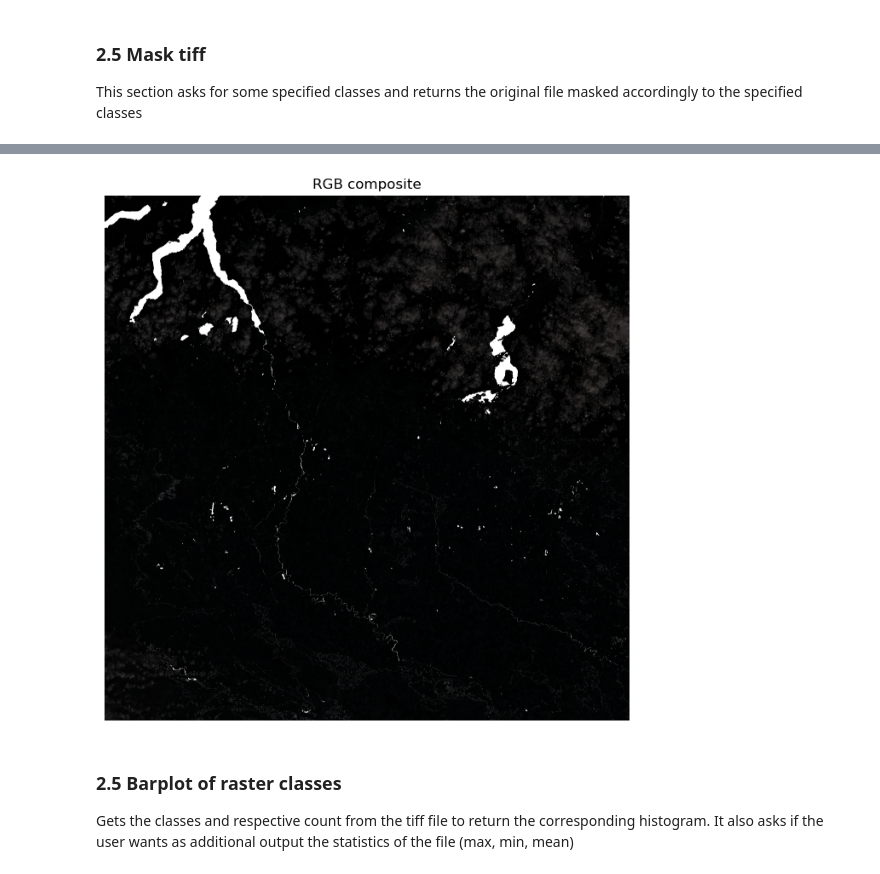
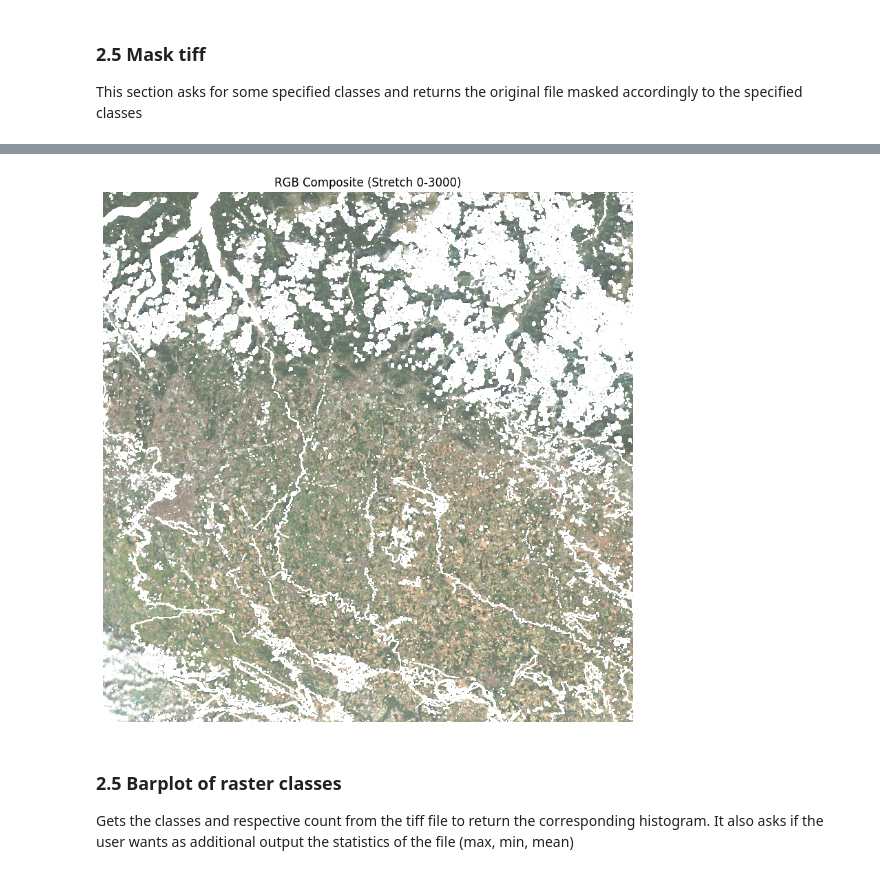
Before and after one commit to SvevaZ/GPProject, a Jupyter notebook: EXAMPLE.ipynb, the cells around one changed output, grey strips where cells are left out. Saved outputs shown, nothing was run; the diff lists cells and outputs as text; code cells hidden in the pictures.

Commit message:
changed rgb visualization second to last plot

```diff
--- a/EXAMPLE.ipynb
+++ b/EXAMPLE.ipynb
@@ -457,32 +468,40 @@ Masked tiff file path: ./DATA\L2A_T32TNR_A044564_20250917T102153_indices_MASKED.
-# %%
-# optional plot of the masked tiff (works if the tiff contains the RBG bands)
-with rasterio.open(masked_tiff) as src:
-# Read bands(assuming 1=R, 2=G, 3=B)
-    r = src.read(1).astype(float)
-    g = src.read(2).astype(float)
-    b = src.read(3).astype(float)
-
-# Normalize band tra 0 e 1 for the plot
-def normalize(band):
-    band_min, band_max = np.percentile(band, (1, 99))
-    band = np.clip((band - band_min) / (band_max - band_min), 0, 1)
-    return band
-
-r_norm = normalize(r)
-g_norm = normalize(g)
-b_norm = normalize(b)
-
-# Stack RGB
-rgb = np.dstack((r_norm, g_norm, b_norm))
-
-# Plot
-plt.figure(figsize=(8,8))
-plt.imshow(rgb)
-plt.axis("off")
-plt.title("RGB composite")
-plt.show()
-# %% [output]
-[figure, removed]
+# %%
+# visualization parameters
+V_MIN = 0
+V_MAX = 3000
+
+def normalize_fixed(band, v_min, v_max):
+    band_float = band.astype(float)
+    band_float[band == -9999] = np.nan
+
+    # Stretching form v_min to v_max
+    clipped = np.clip(band_float, v_min, v_max)
+
+    # Stretching form 0 to 1
+    normalized = (clipped - v_min) / (v_max - v_min)
+
+    return normalized
+
+with rasterio.open(masked_tiff) as src:
+    r = src.read(3) #red
+    g = src.read(2) #green
+    b = src.read(1) #blue
+
+    r_norm = normalize_fixed(r, V_MIN, V_MAX)
+    g_norm = normalize_fixed(g, V_MIN, V_MAX)
+    b_norm = normalize_fixed(b, V_MIN, V_MAX)
+
+    # Stack RGB
+    rgb = np.dstack((r_norm, g_norm, b_norm))
+
+    # Plot
+    plt.figure(figsize=(10, 10))
+    plt.imshow(rgb)
+    plt.axis("off")
+    plt.title(f"RGB Composite (Stretch {V_MIN}-{V_MAX})")
+    plt.show()
+# %% [output]
+[figure, added]
 # %% [markdown]
 ### 2.5 Barplot of raster classes
 Gets the classes and respective count from the tiff file to return the corresponding histogram.
```
Also changed, not shown: parts of 18 cells of this notebook.
